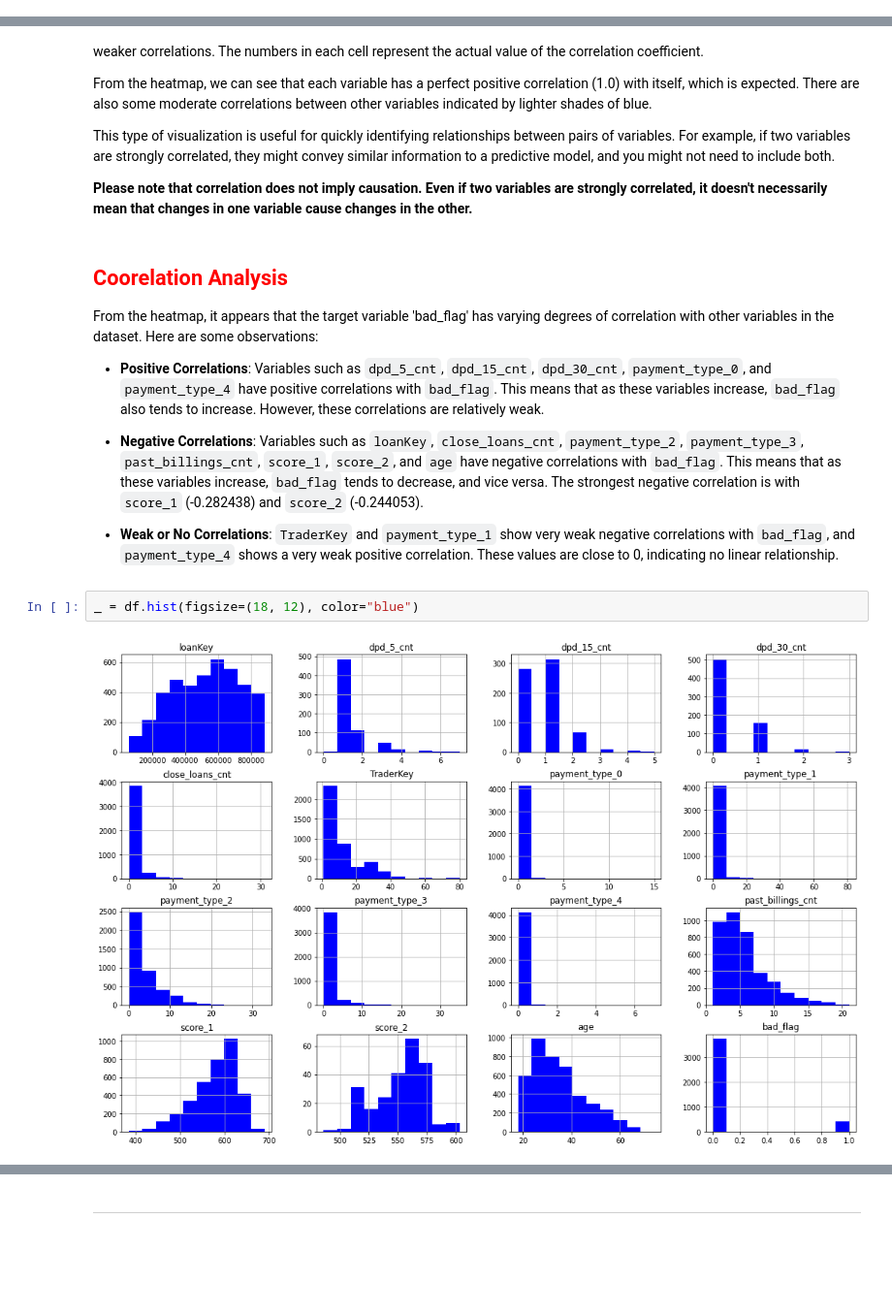
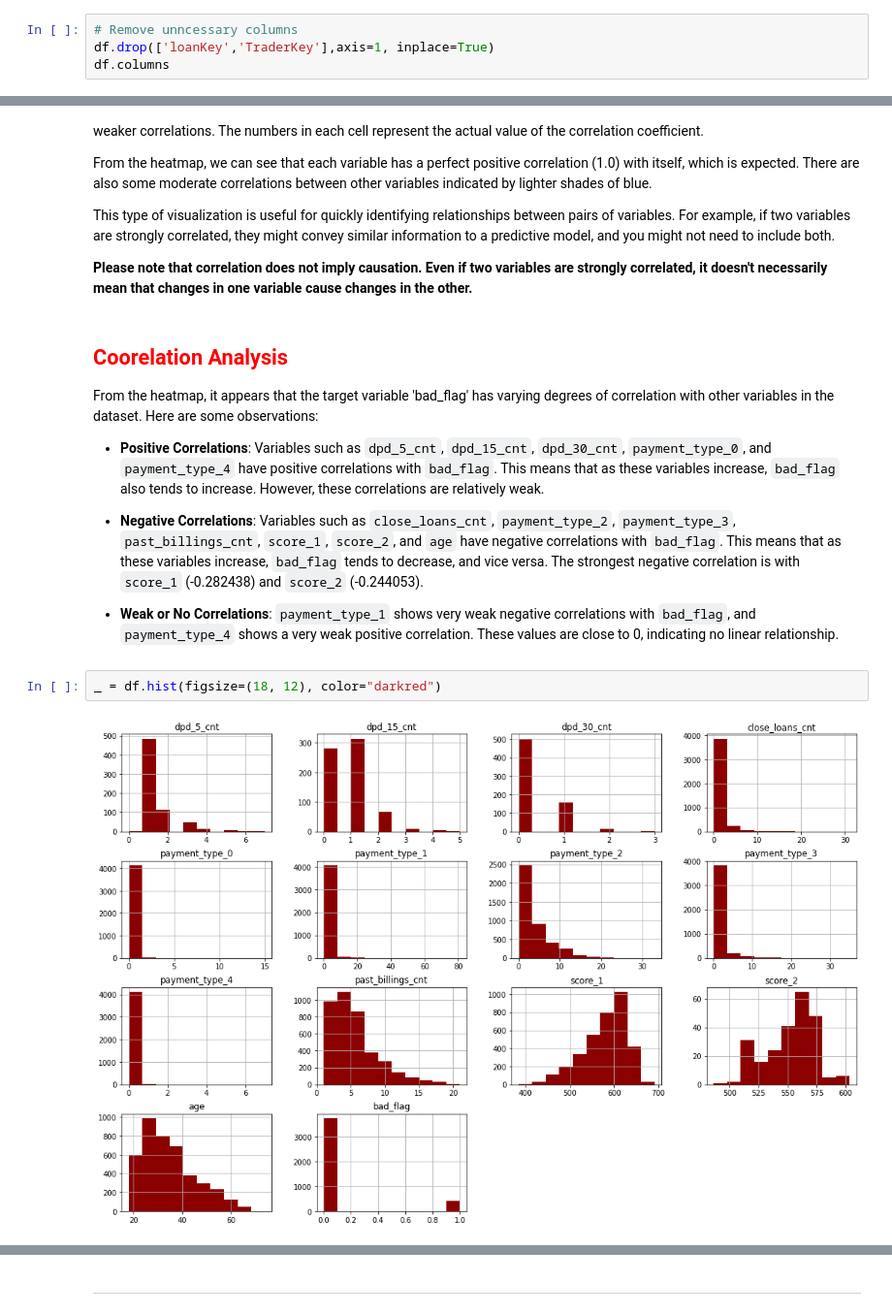
Before and after one commit to alyab16/Flagging-Loans, a Jupyter notebook: Flagging Loans.ipynb, the cells around one changed output, grey strips where cells are left out. Shown at 97% size. Drawn from its saved outputs; the diff is of its cells as text; blank space fills up the shorter version.

```diff
--- a/Flagging Loans.ipynb
+++ b/Flagging Loans.ipynb
@@ -75,0 +82,4 @@ df.select_dtypes(include=['int64', 'float64']).describe()
+# %%
+# Remove unncessary columns
+df.drop(['loanKey','TraderKey'],axis=1, inplace=True)
+df.columns
@@ -173,11 +188,11 @@ From the heatmap, it appears that the target variable 'bad_flag' has varying deg
 
 - **Positive Correlations**: Variables such as `dpd_5_cnt`, `dpd_15_cnt`, `dpd_30_cnt`, `payment_type_0`, and `payment_type_4` have positive correlations with `bad_flag`. This means that as these variables increase, `bad_flag` also tends to increase. However, these correlations are relatively weak.
 
-- **Negative Correlations**: Variables such as `loanKey`, `close_loans_cnt`, `payment_type_2`, `payment_type_3`, `past_billings_cnt`, `score_1`, `score_2`, and `age` have negative correlations with `bad_flag`. This means that as these variables increase, `bad_flag` tends to decrease, and vice versa. The strongest negative correlation is with `score_1` (-0.282438) and `score_2` (-0.244053).
+- **Negative Correlations**: Variables such as `close_loans_cnt`, `payment_type_2`, `payment_type_3`, `past_billings_cnt`, `score_1`, `score_2`, and `age` have negative correlations with `bad_flag`. This means that as these variables increase, `bad_flag` tends to decrease, and vice versa. The strongest negative correlation is with `score_1` (-0.282438) and `score_2` (-0.244053).
 
-- **Weak or No Correlations**: `TraderKey` and `payment_type_1` show very weak negative correlations with `bad_flag`, and `payment_type_4` shows a very weak positive correlation. These values are close to 0, indicating no linear relationship.
+- **Weak or No Correlations**: `payment_type_1` shows very weak negative correlations with `bad_flag`, and `payment_type_4` shows a very weak positive correlation. These values are close to 0, indicating no linear relationship.
 # %%
-_ = df.hist(figsize=(18, 12), color="blue")
+_ = df.hist(figsize=(18, 12), color="darkred")
 # %% [output]
-[figure, old version]
+[figure, new version]
 # %% [markdown]
```
Also changed, not shown: parts of 41 cells of this notebook.
